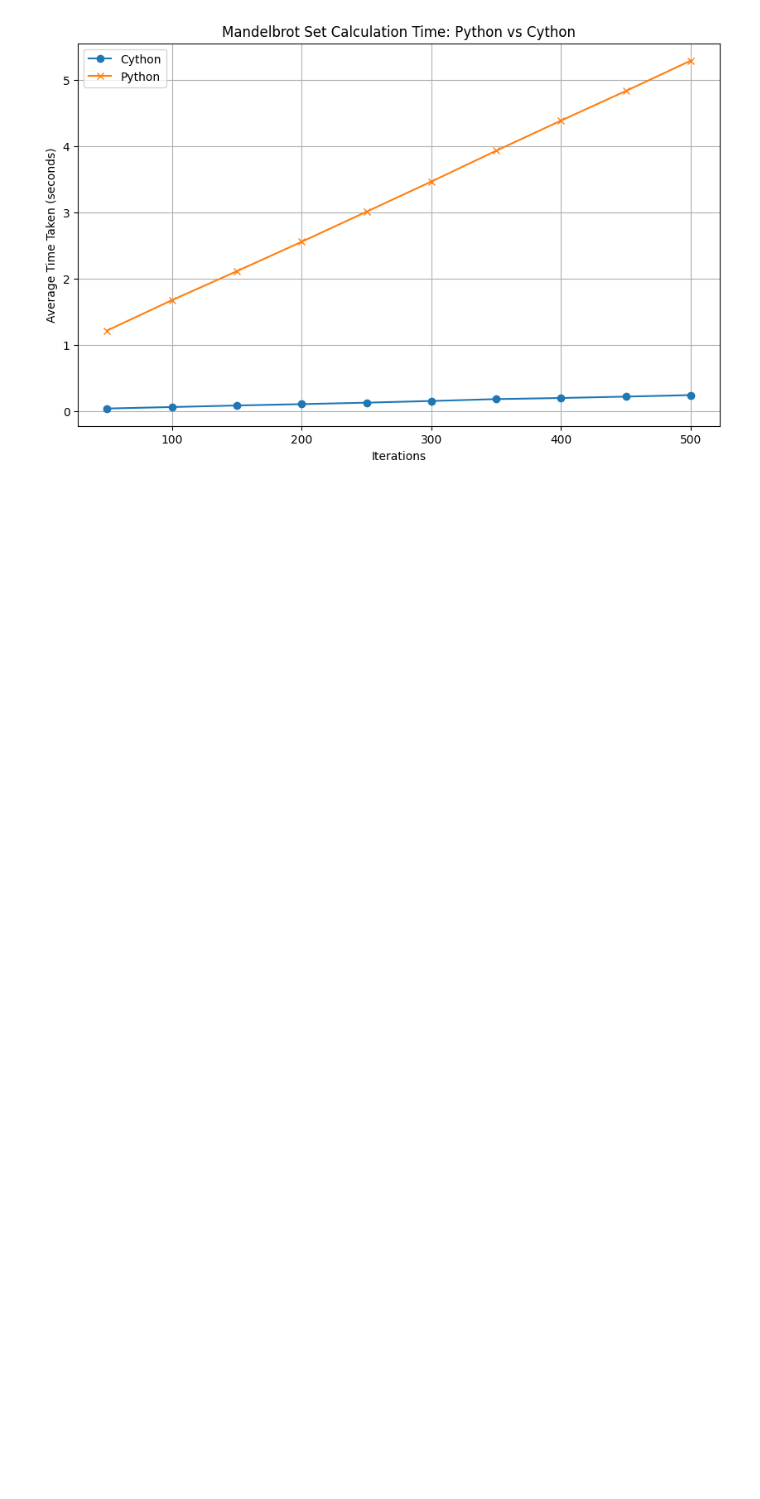
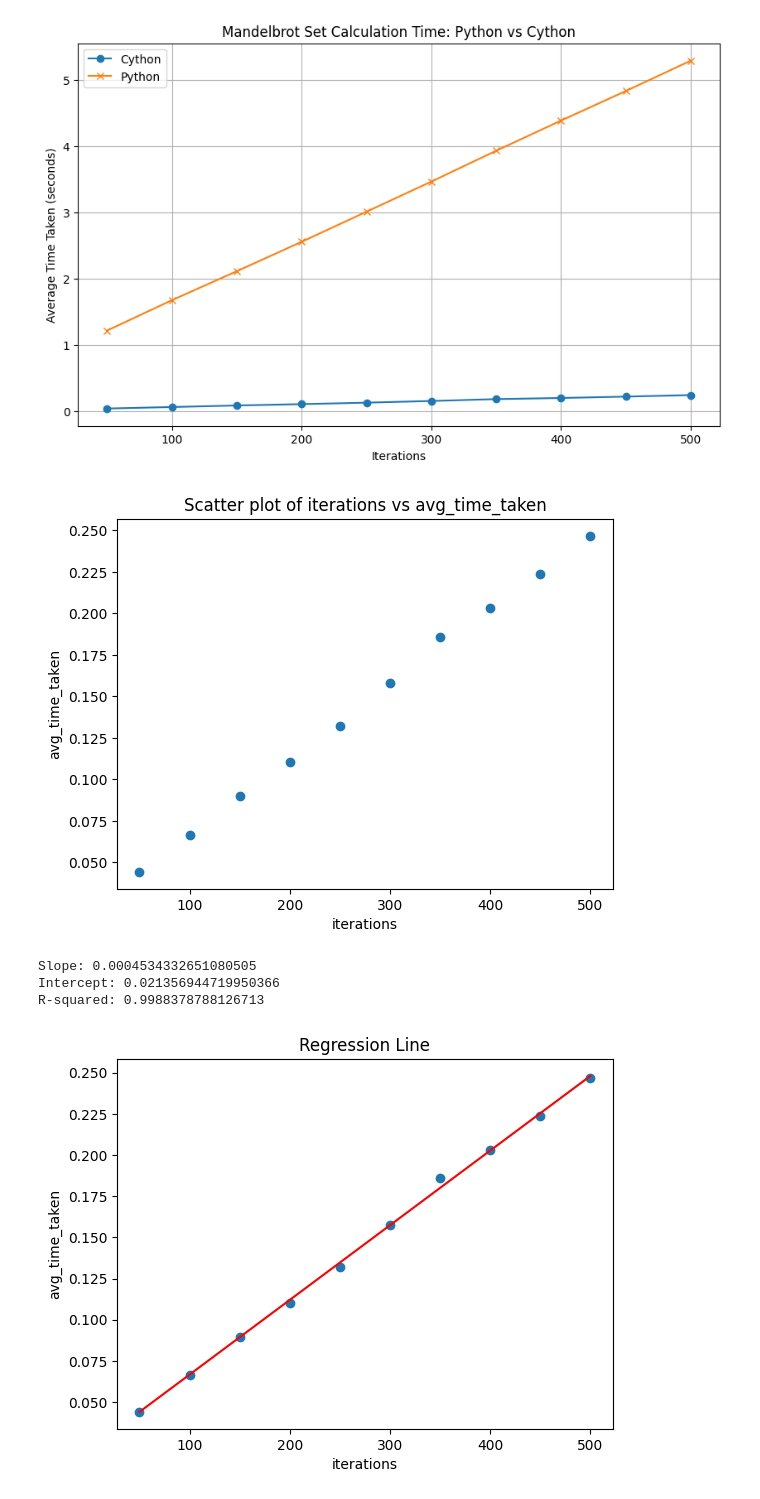
Before and after one commit to AlexSeferidis/EE2-Project, a Jupyter notebook: analysis.ipynb, the cells around one changed output. Cells and saved outputs as stored; diff of their text form; code cells hidden in the pictures; blank space fills up the shorter version.

Commit message:
added linear regression model for cython implementation

```diff
--- a/analysis.ipynb
+++ b/analysis.ipynb
@@ -22,3 +22,47 @@ plt.savefig('mandelbrot_timing_comparison.png')  # Save the plot as an image fil
 plt.show()
 # %% [output]
 [figure]
+# %%
+# Cython Linear Regression
+
+from sklearn.linear_model import LinearRegression
+
+# Load the data
+df = pd.read_csv('Cython_Benchmark/mandelbrot_timing_cython.csv')
+
+# Plot the data
+plt.scatter(df['iterations'], df['avg_time_taken'])
+plt.xlabel('iterations')
+plt.ylabel('avg_time_taken')
+plt.title('Scatter plot of iterations vs avg_time_taken')
+plt.show()
+
+# Fit the linear model
+X = df[['iterations']]
+Y = df['avg_time_taken']
+model = LinearRegression()
+model.fit(X, Y)
+
+# Get the slope and intercept
+slope = model.coef_[0]
+intercept = model.intercept_
+print(f"Slope: {slope}")
+print(f"Intercept: {intercept}")
+
+# Evaluate the model
+r_squared = model.score(X, Y)
+print(f"R-squared: {r_squared}")
+
+# Plot the regression line
+plt.scatter(df['iterations'], df['avg_time_taken'])
+plt.plot(df['iterations'], model.predict(X), color='red')
+plt.xlabel('iterations')
+plt.ylabel('avg_time_taken')
+plt.title('Regression Line')
+plt.show()
+# %% [output]
+[figure, added]
+Slope: 0.0004534332651080505
+Intercept: 0.021356944719950366
+R-squared: 0.9988378788126713
+[figure, added]
```
Also changed, not shown: 1 other file.
